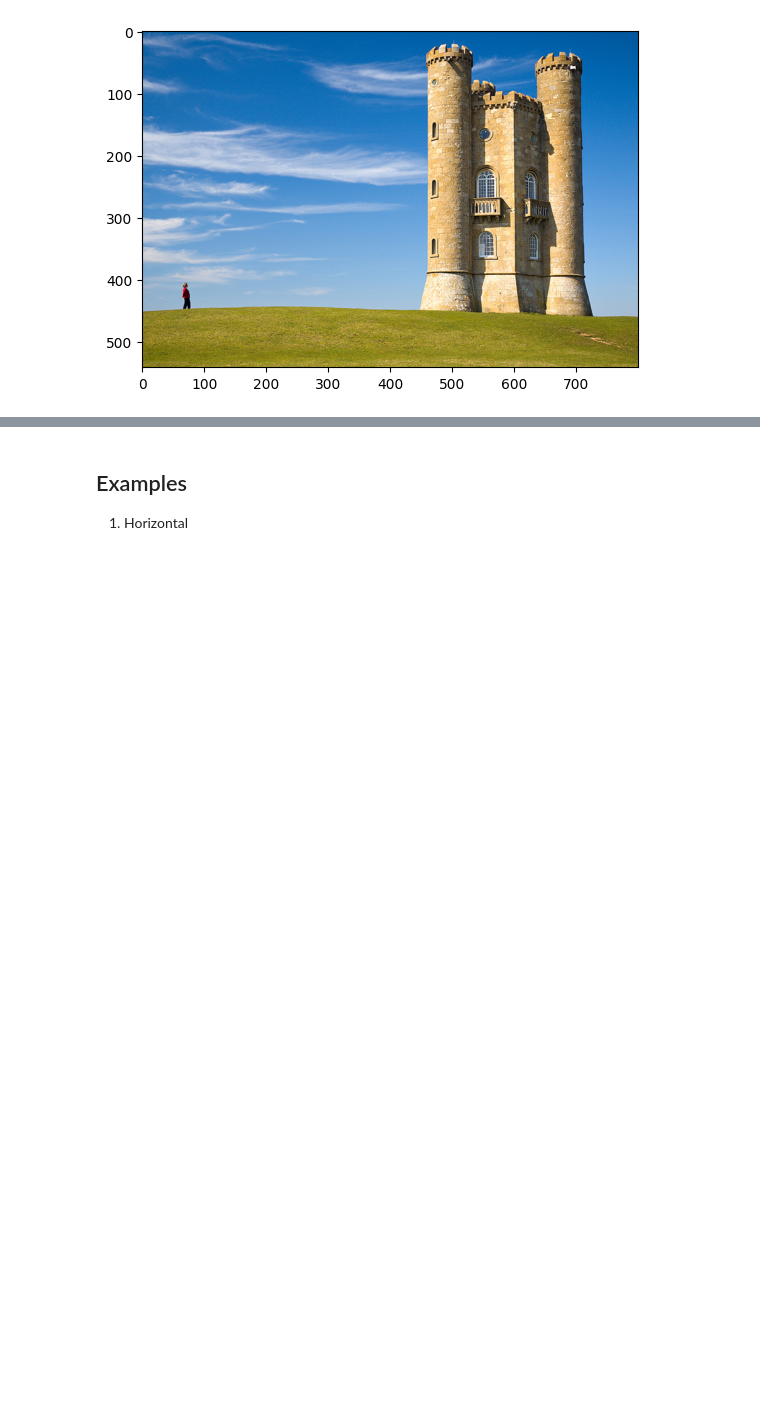
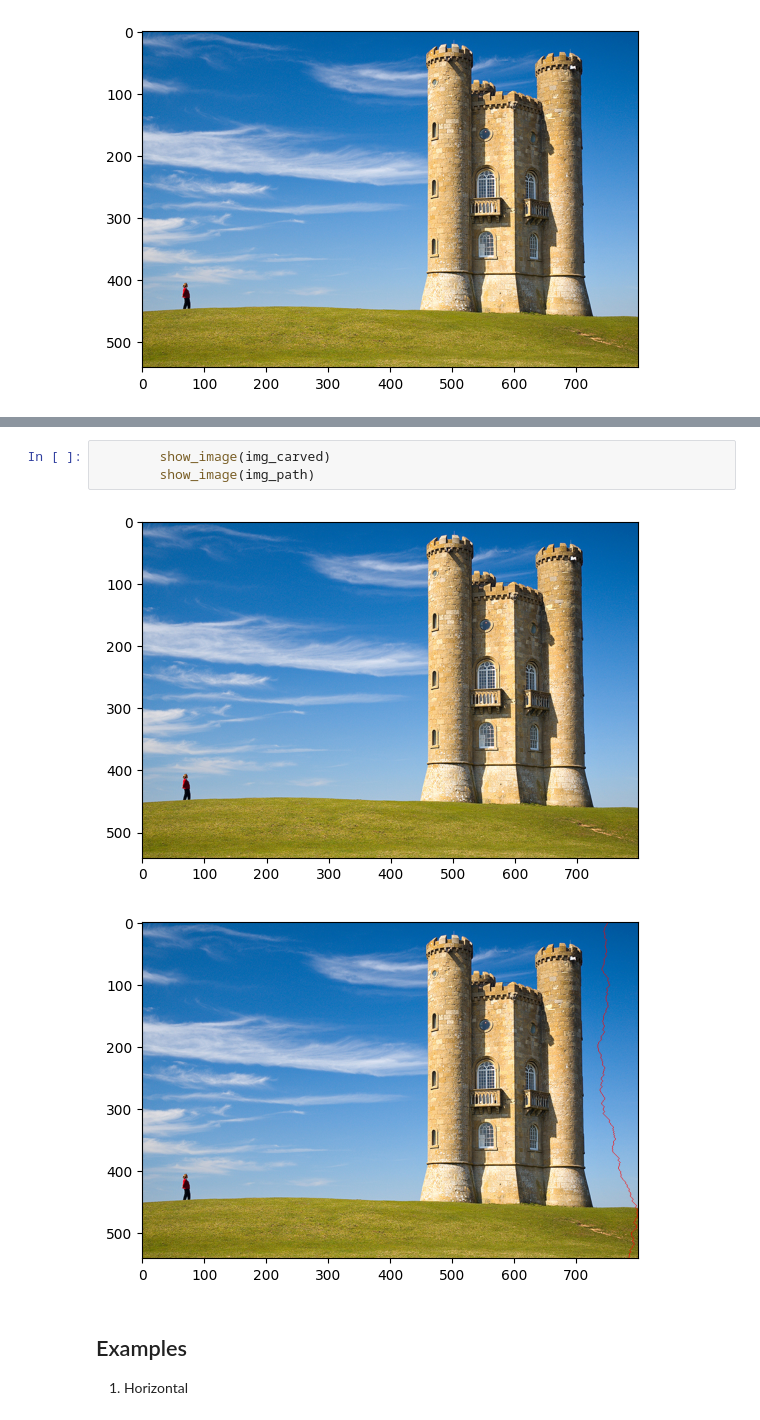
Before and after one commit to royaeskandani/Seam_Carving, a Jupyter notebook: seam_carving.ipynb, the cells around one changed output, grey strips where cells are left out. Drawn from its saved outputs; the diff is of its cells as text; blank space fills up the shorter version.

```diff
--- a/seam_carving.ipynb
+++ b/seam_carving.ipynb
@@ -48,3 +60,9 @@ Beschreibe, wie Benutzer [Projektname] verwenden können.
+# %%
+        show_image(img_carved)
+        show_image(img_path)
+# %% [output]
+[figure, added]
+[figure, added]
 # %% [markdown]
 ## Examples
 1. Horizontal
```
Also changed, not shown: parts of 10 cells of this notebook, 1 other file.
